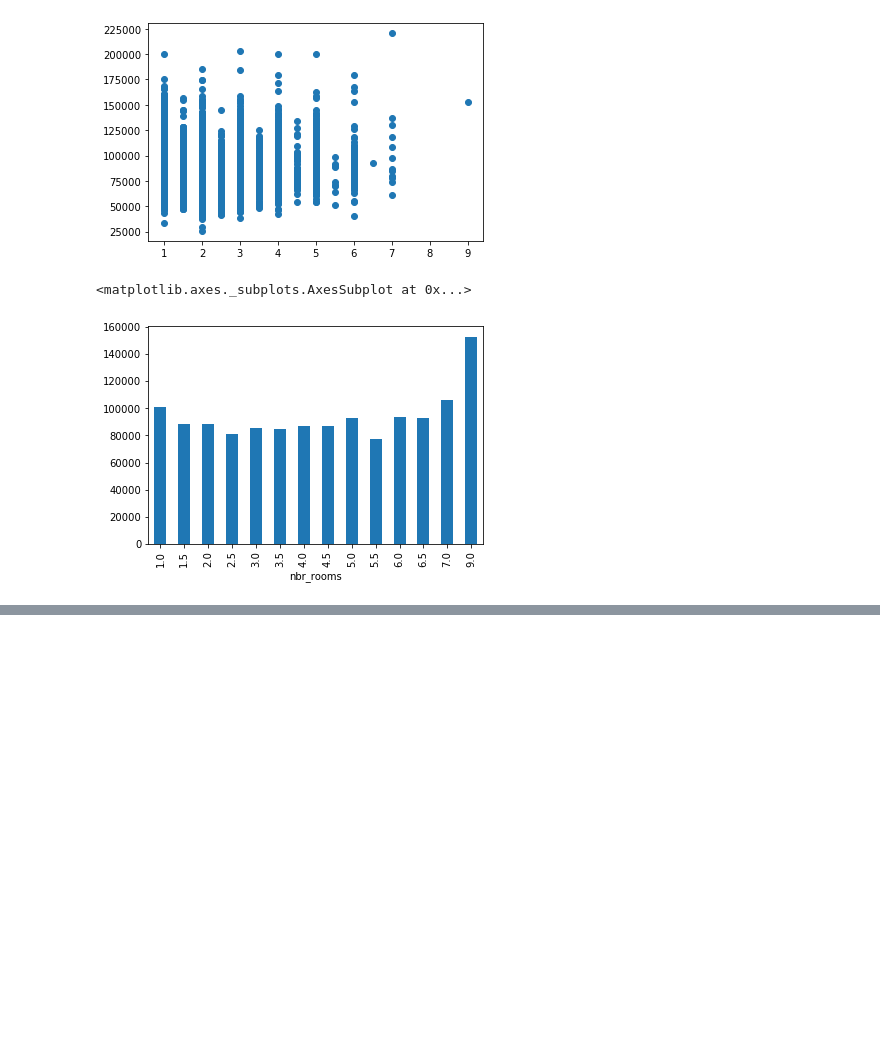
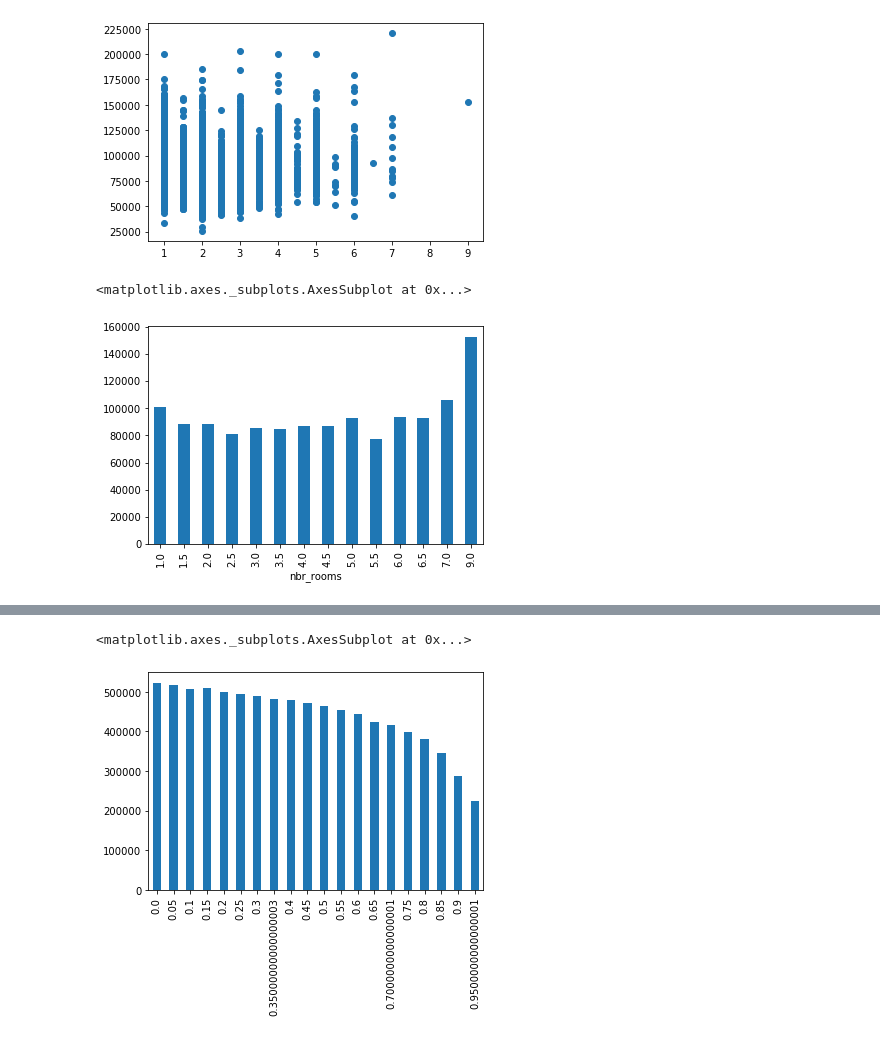
Before and after one commit to eriknorlander/webscraping_hemnet, a Jupyter notebook: Stockholm House Price Analysis.ipynb, the cells around one changed output, grey strips where cells are left out. Cells and saved outputs as stored; diff of their text form; code cells hidden in the pictures; blank space fills up the shorter version.

```diff
--- a/Stockholm House Price Analysis.ipynb
+++ b/Stockholm House Price Analysis.ipynb
@@ -267,0 +138,14 @@ coef.sort_values(ascending=False).plot.bar()
+# %%
+from sklearn.model_selection import train_test_split
+X_train, X_test, y_train, y_test = train_test_split(X.drop('closing_price', axis=1),
+                                                    X.closing_price,
+                                                    test_size=.3,
+                                                    random_state=42)
+
+anomaly_model = IsolationForest(random_state=42,
+                        max_features=X_train.shape[1],
+                        n_estimators=1000)
+anomaly_model.fit(X_train)
+
+dec_train = standardize(anomaly_model.decision_function(X_train))
+dec_test = standardize(anomaly_model.decision_function(X_test))
@@ -267,0 +170,33 @@ coef.sort_values(ascending=False).plot.bar()
+# %%
+from sklearn.metrics import mean_squared_error, mean_absolute_error, explained_variance_score, r2_score
+cutoffs = np.arange(0,100,5)*0.01
+
+score_dict = {}
+predictions = {}
+for cutoff in cutoffs:
+    X_train_2 = X_train.loc[dec_train >= cutoff].drop('price_sqm', axis=1)
+    X_test_2 = X_test.loc[dec_test >= cutoff].drop('price_sqm', axis=1)
+    y_train_2 = y_train.loc[dec_train >= cutoff]
+    y_test_2 = y_test.loc[dec_test >= cutoff]
+
+    clf = RandomForestRegressor(random_state=42)
+    clf.fit(X_train_2, y_train_2)
+
+    y_true = y_test_2
+
+    scoring = {'mse' : mean_squared_error,
+               'mae' : mean_absolute_error}
+
+    y_pred = clf.predict(X_test_2)
+    predictions[cutoff] = y_pred
+    score_dict[cutoff] = {}
+    for k in scoring.keys():
+        score_dict[cutoff][k] = scoring[k](y_true, y_pred)
+    score_dict[cutoff]['percentage'] = len(y_test_2)/len(y_test)
+# %%
+scores = pd.DataFrame.from_dict(score_dict,orient='index')
+# %%
+scores['mae'].plot.bar()
+# %% [output]
+<matplotlib.axes._subplots.AxesSubplot at 0x...>
+[figure, added]
```
Also changed, not shown: parts of 47 cells of this notebook.
